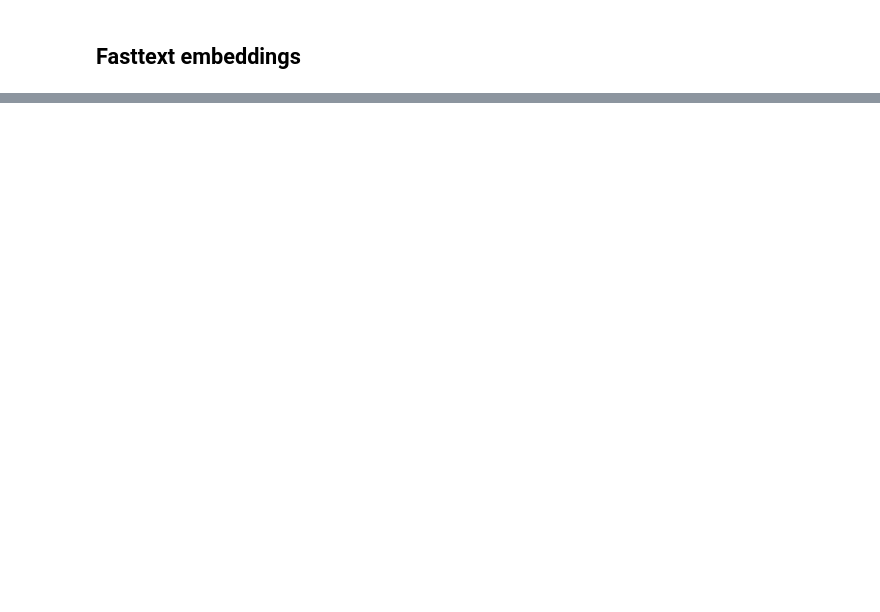
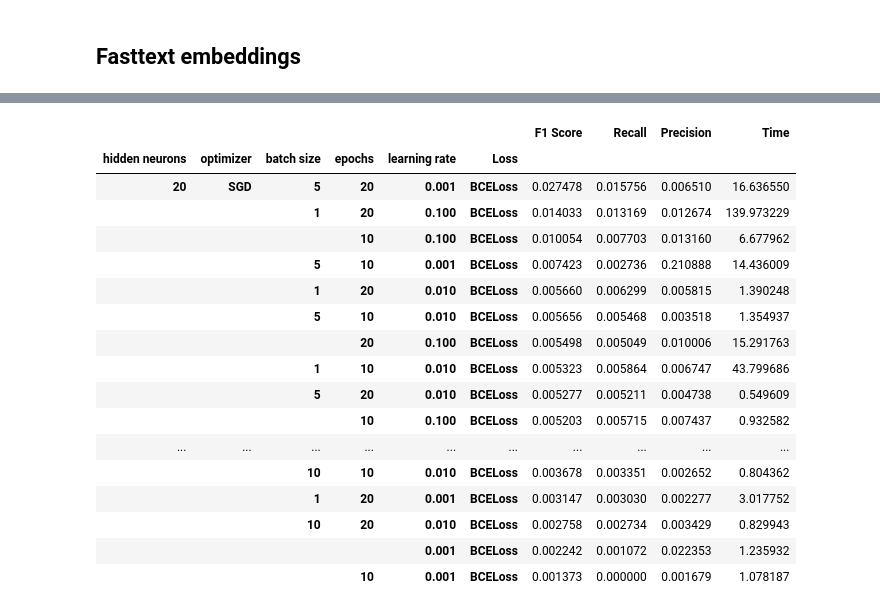
Before and after one commit to SaulUrso/Power-identification-Parlament, a Jupyter notebook: NN.ipynb, the cells around one changed output, grey strips where cells are left out. Saved outputs shown, nothing was run; the diff lists cells and outputs as text; code cells hidden in the pictures; blank space fills up the shorter version.

```diff
--- a/NN.ipynb
+++ b/NN.ipynb
@@ -129,0 +598,22 @@ for idx, (tr_fold, val_fold) in enumerate(zip(X_train, X_val)):
+# %%
+stdf1=results_df.groupby(["hidden neurons","optimizer","batch size","epochs","learning rate","Loss"]).std().drop(columns="Fold").sort_values("F1 Score",ascending=False)
+stdf1
+# %% [output]
+|  |  |  |  |  |  | F1 Score | Recall | Precision | Time |
+| hidden neurons | optimizer | batch size | epochs | learning rate | Loss |  |  |  |  |
+| 20 | SGD | 5 | 20 | 0.001 | BCELoss | 0.027478 | 0.015756 | 0.006510 | 16.636550 |
+|  |  | 1 | 20 | 0.100 | BCELoss | 0.014033 | 0.013169 | 0.012674 | 139.973229 |
+|  |  |  | 10 | 0.100 | BCELoss | 0.010054 | 0.007703 | 0.013160 | 6.677962 |
+|  |  | 5 | 10 | 0.001 | BCELoss | 0.007423 | 0.002736 | 0.210888 | 14.436009 |
+|  |  | 1 | 20 | 0.010 | BCELoss | 0.005660 | 0.006299 | 0.005815 | 1.390248 |
+|  |  | 5 | 10 | 0.010 | BCELoss | 0.005656 | 0.005468 | 0.003518 | 1.354937 |
+|  |  |  | 20 | 0.100 | BCELoss | 0.005498 | 0.005049 | 0.010006 | 15.291763 |
+|  |  | 1 | 10 | 0.010 | BCELoss | 0.005323 | 0.005864 | 0.006747 | 43.799686 |
+|  |  | 5 | 20 | 0.010 | BCELoss | 0.005277 | 0.005211 | 0.004738 | 0.549609 |
+|  |  |  | 10 | 0.100 | BCELoss | 0.005203 | 0.005715 | 0.007437 | 0.932582 |
+| ... | ... | ... | ... | ... | ... | ... | ... | ... | ... |
+|  |  | 10 | 10 | 0.010 | BCELoss | 0.003678 | 0.003351 | 0.002652 | 0.804362 |
+|  |  | 1 | 20 | 0.001 | BCELoss | 0.003147 | 0.003030 | 0.002277 | 3.017752 |
+|  |  | 10 | 20 | 0.010 | BCELoss | 0.002758 | 0.002734 | 0.003429 | 0.829943 |
+|  |  |  |  | 0.001 | BCELoss | 0.002242 | 0.001072 | 0.022353 | 1.235932 |
+|  |  |  | 10 | 0.001 | BCELoss | 0.001373 | 0.000000 | 0.001679 | 1.078187 |
```
Also changed, not shown: parts of 13 cells of this notebook, 2 other files.
